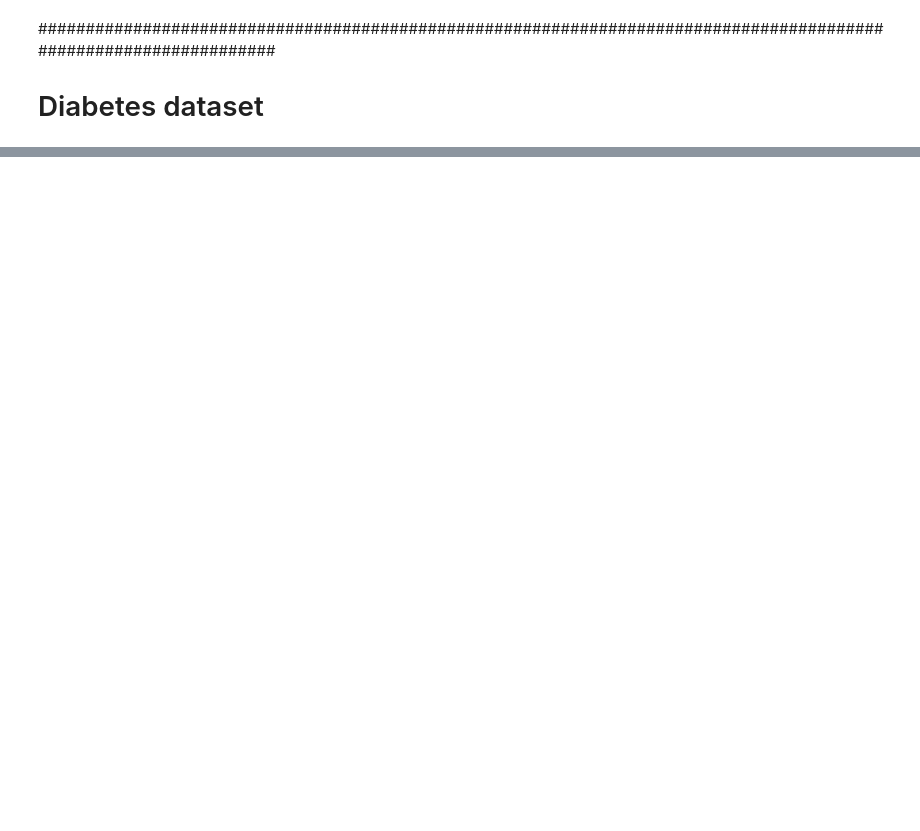
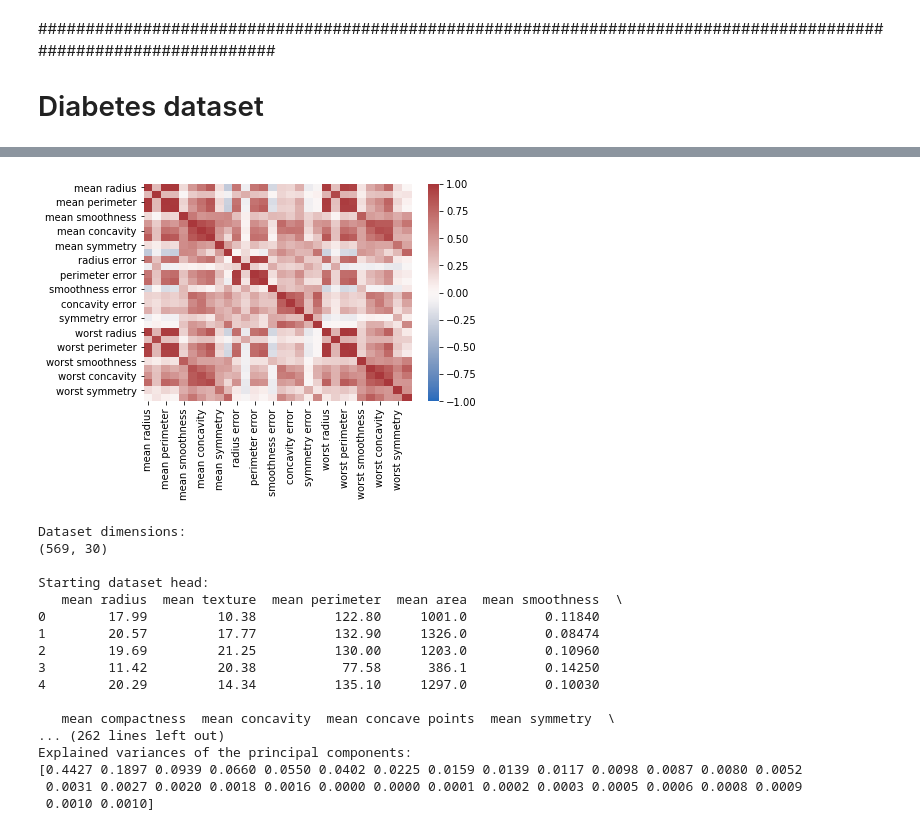
Before and after one commit to ilijavishinov/LinearAlgebra_Project, a Jupyter notebook: py/Analylsis_RealData.ipynb, the cells around one changed output, grey strips where cells are left out. Drawn from its saved outputs; the diff is of its cells as text; code cells hidden in the pictures; blank space fills up the shorter version.

```diff
--- a/py/Analylsis_RealData.ipynb
+++ b/py/Analylsis_RealData.ipynb
@@ -149,0 +327,31 @@ breast_cancer_dataset.head()
+# %%
+breast_cancer = load_breast_cancer()
+breast_cancer_dataset = pd.DataFrame(breast_cancer.data, columns=breast_cancer.feature_names)
+breast_cancer_target = pd.Series(breast_cancer.target, name = 'target')
+breast_cancer_dataset_with_target = pd.concat([breast_cancer_dataset, breast_cancer_target], axis = 1)
+breast_cancer_dataset_with_target.head()
+
+correlation_matrix = breast_cancer_dataset.corr()
+sns.heatmap(correlation_matrix, vmin = -1, vmax = 1, cmap = sns.color_palette("vlag", as_cmap=True))
+plt.show()
+
+results = pca_module.pca(breast_cancer_dataset)
+# %% [output]
+[figure, added]
+Dataset dimensions:
+(569, 30)
+
+Starting dataset head:
+   mean radius  mean texture  mean perimeter  mean area  mean smoothness  \
+0        17.99         10.38          122.80     1001.0          0.11840
+1        20.57         17.77          132.90     1326.0          0.08474
+2        19.69         21.25          130.00     1203.0          0.10960
+3        11.42         20.38           77.58      386.1          0.14250
+4        20.29         14.34          135.10     1297.0          0.10030
+
+   mean compactness  mean concavity  mean concave points  mean symmetry  \
+... (262 lines left out)
+Explained variances of the principal components:
+[0.4427 0.1897 0.0939 0.0660 0.0550 0.0402 0.0225 0.0159 0.0139 0.0117 0.0098 0.0087 0.0080 0.0052
+ 0.0031 0.0027 0.0020 0.0018 0.0016 0.0000 0.0000 0.0001 0.0002 0.0003 0.0005 0.0006 0.0008 0.0009
+ 0.0010 0.0010]
```
Also changed, not shown: parts of 18 cells of this notebook, 8 other files.
